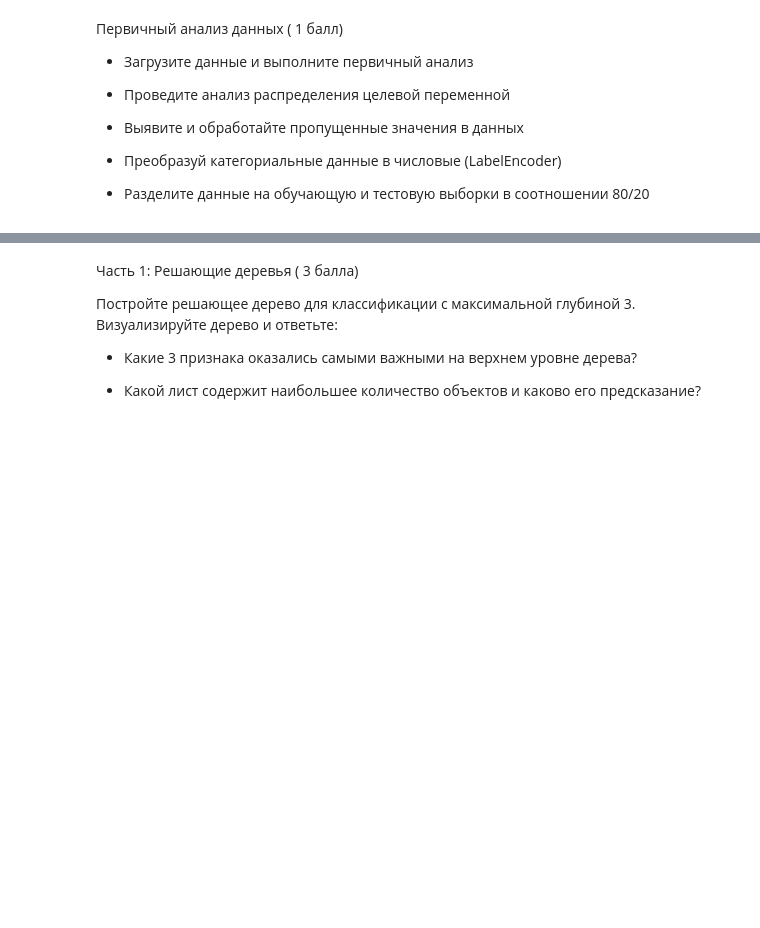
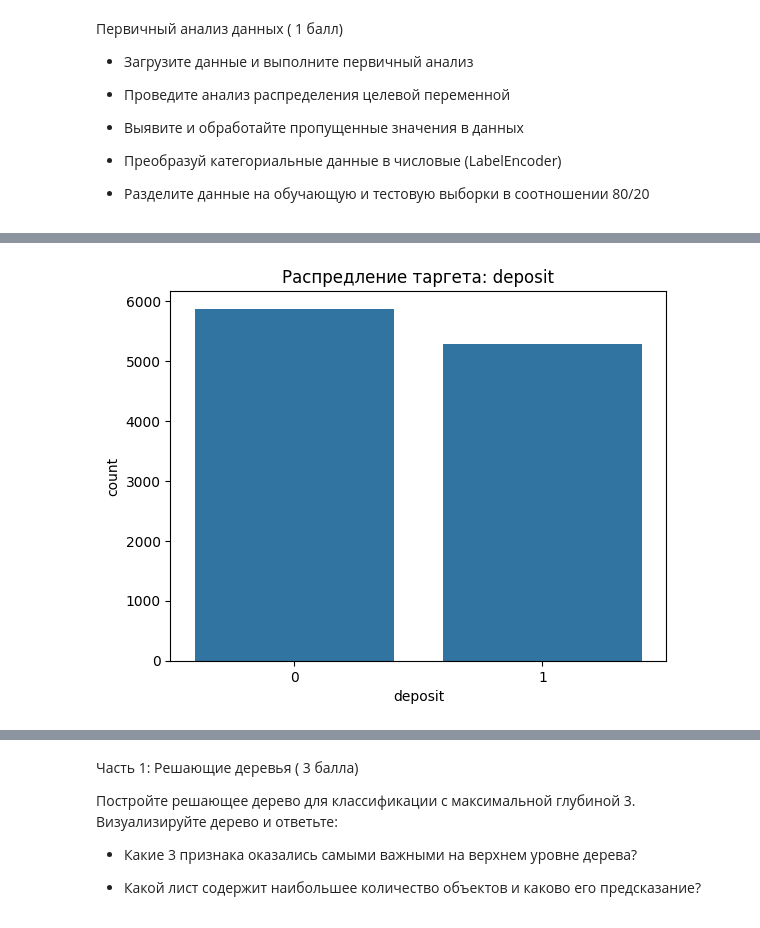
Before and after one commit to Lizavetka99/t-akademy, a Jupyter notebook: ml hw4/Домашнее_задание_4.ipynb, the cells around one changed output, grey strips where cells are left out. Drawn from its saved outputs; the diff is of its cells as text; code cells hidden in the pictures; blank space fills up the shorter version.

```diff
--- a/ml hw4/Домашнее_задание_4.ipynb
+++ b/ml hw4/Домашнее_задание_4.ipynb
@@ -23,3 +22,10 @@ Path to dataset files: /root/.cache/kagglehub/datasets/janiobachmann/bank-market
 - Выявите и обработайте пропущенные значения в данных
 - Преобразуй категориальные данные в числовые (LabelEncoder)
 - Разделите данные на обучающую и тестовую выборки в соотношении 80/20
+# %%
+import os
+import pandas as pd
+
+print(os.listdir(path))
+data = pd.read_csv(f'{path}/{os.listdir(path)[0]}')
+data.head()
@@ -25,0 +40,6 @@ Path to dataset files: /root/.cache/kagglehub/datasets/janiobachmann/bank-market
+# %%
+yes_no_cols = [col for col in data.columns if set(data[col].unique()) <= {"yes", "no"}]
+for col in yes_no_cols:
+  data[col] = data[col].map({"yes": 1, "no": 0})
+
+data.head()
@@ -25,0 +53,11 @@ Path to dataset files: /root/.cache/kagglehub/datasets/janiobachmann/bank-market
+# %%
+import seaborn as sns
+import matplotlib.pyplot as plt
+
+sns.countplot(data=data, x="deposit")
+plt.title("Распредление таргета: deposit")
+plt.xlabel("deposit")
+plt.ylabel("count")
+plt.show()
+# %% [output]
+[figure, added]
```
Also changed, not shown: parts of 28 cells of this notebook.
